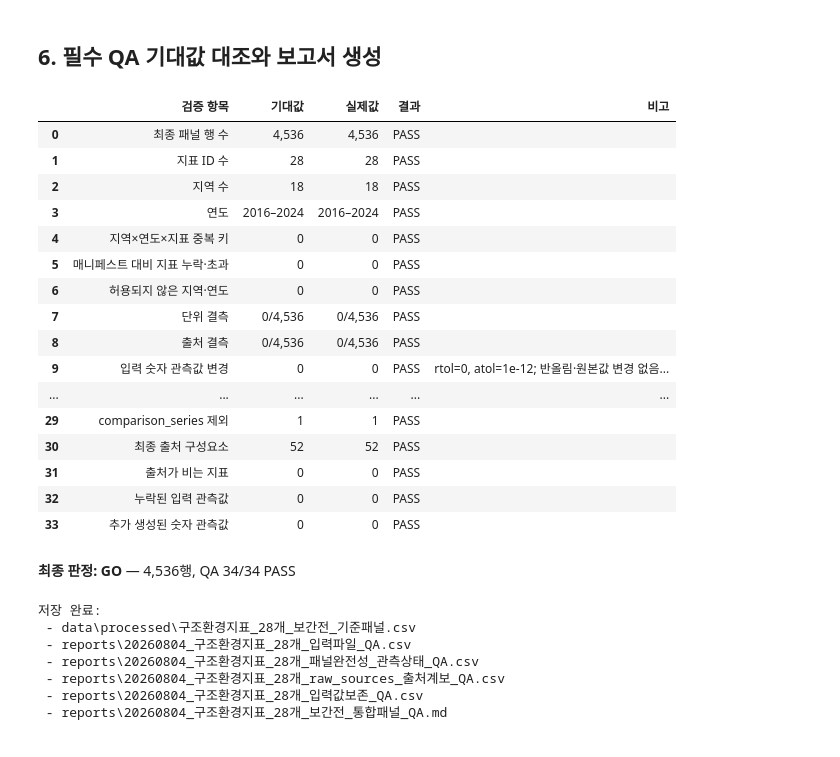
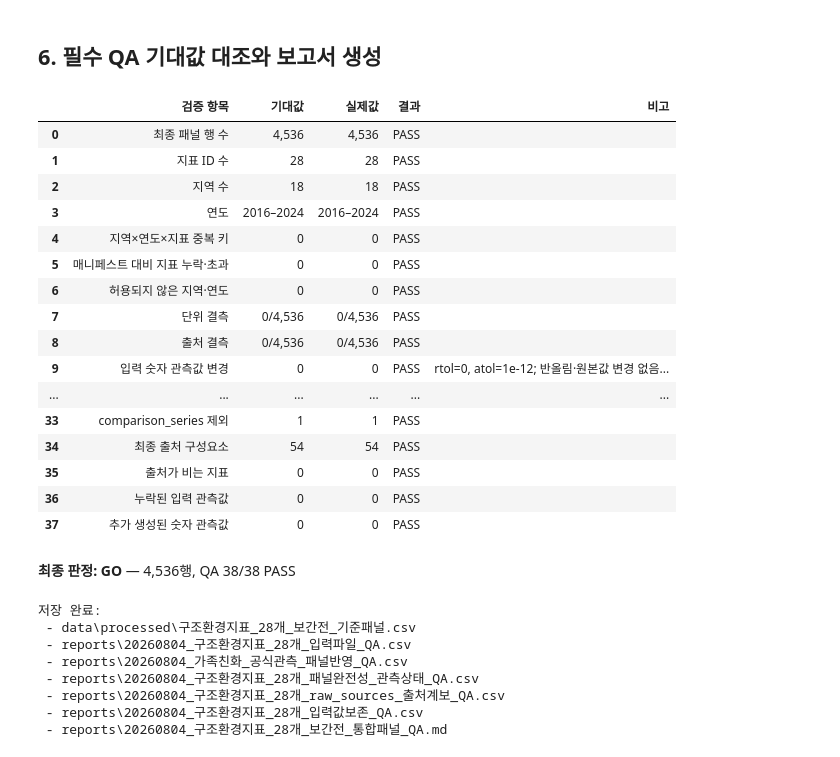
Before and after one commit to JungYeoni/yumocha, a Jupyter notebook: notebooks/20260804_EDA_구조환경지표_28개_보간전_통합패널.ipynb, the cells around one changed output. Saved outputs shown, nothing was run; the diff lists cells and outputs as text; code cells hidden in the pictures.

Commit message:
wip: checkpoint #70 missing-data panel work

```diff
--- a/notebooks/20260804_EDA_구조환경지표_28개_보간전_통합패널.ipynb
+++ b/notebooks/20260804_EDA_구조환경지표_28개_보간전_통합패널.ipynb
@@ -738,6 +841,10 @@ qa_items = [
     ('단위 결측', '0/4,536', f"{unit_missing}/{len(reloaded):,}"),
     ('출처 결측', '0/4,536', f"{source_missing}/{len(reloaded):,}"),
     ('입력 숫자 관측값 변경', '0', str(changed_values)),
+    ('공식 관측 반영표 SHA-256', OFFICIAL_OBSERVATION_SHA256, official_observation_actual_sha256),
+    ('공식 관측 반영 키', '37', str(len(official_application_qa))),
+    ('2020·2021 직접 관측 복원', '34', str(int(official_application_qa['반영유형'].eq('공식 원자료 직접 복원').sum()))),
+    ('2024 공식 집계 정정', '3', str(int(official_application_qa['반영유형'].eq('공식 집계 오류 정정').sum()))),
     ('원본 존재 조합', '4,140', f"{int(reloaded['원본행존재'].sum()):,}"),
     ('완전 격자 신규 조합', '396', f"{int((~reloaded['원본행존재']).sum()):,}"),
     ('기존 21개 지표×지역 기대 조합', '378', str(len(expected_legacy_pairs))),
@@ -752,13 +859,13 @@ qa_items = [
     ('신규 격자 범주 합집합', '396', str(len(expected_grid_added_keys))),
     ('신규 격자 예상 외 추가', '0', str(len(unexpected_grid_added_keys))),
     ('신규 격자 기대 누락', '0', str(len(missing_expected_grid_added_keys))),
-    ('숫자 관측', '3,266', f"{int(reloaded['측정값'].notna().sum()):,}"),
-    ('원본 셀 결측', '874', f"{int((reloaded['원본행존재'] & reloaded['측정값'].isna()).sum()):,}"),
-    ('최종 미관측', '1,270', f"{int(reloaded['측정값'].isna().sum()):,}"),
-    ('관측+미관측', '3,266+1,270=4,536', f"{int(reloaded['측정값'].notna().sum()):,}+{int(reloaded['측정값'].isna().sum()):,}={len(reloaded):,}"),
-    ('raw_sources 원본 항목', '53', str(len(source_lineage))),
+    ('숫자 관측', '3,300', f"{int(reloaded['측정값'].notna().sum()):,}"),
+    ('원본 셀 결측', '840', f"{int((reloaded['원본행존재'] & reloaded['측정값'].isna()).sum()):,}"),
+    ('최종 미관측', '1,236', f"{int(reloaded['측정값'].isna().sum()):,}"),
+    ('관측+미관측', '3,300+1,236=4,536', f"{int(reloaded['측정값'].notna().sum()):,}+{int(reloaded['측정값'].isna().sum()):,}={len(reloaded):,}"),
+    ('raw_sources 원본 항목', '55', str(len(source_lineage))),
     ('comparison_series 제외', '1', str(comparison_excluded)),
-    ('최종 출처 구성요소', '52', str(included_source_components)),
+    ('최종 출처 구성요소', '54', str(included_source_components)),
     ('출처가 비는 지표', '0', str(empty_source_indicators)),
     ('누락된 입력 관측값', '0', str(missing_input_observations)),
     ('추가 생성된 숫자 관측값', '0', str(added_numeric_observations)),
@@ -784,11 +891,15 @@ input_version_lines = '\n'.join(
     f"- `data/interim/{row['파일명']}` — SHA-256 `{row['SHA-256']}`, {int(row['파일크기_bytes']):,} bytes"
     for _, row in input_file_qa.iterrows()
 )
+input_version_lines += (
+    f"\n- `{OFFICIAL_OBSERVATION_PATH.relative_to(ROOT).as_posix()}` — "
+    f"SHA-256 `{official_observation_actual_sha256}`, {len(official_observation_payload):,} bytes"
+)
 report = f"""# 구조환경지표 28개 보간 전 통합패널 QA
 
 - 실행일: {report_generated_at}
 - 최종 판정: **GO**
-- 입력: `data/interim/`의 승인된 정확한 파일명 8개만 사용
+- 입력: `data/interim/`의 승인된 정확한 파일명 8개와 SHA 고정 공식 관측 반영표 1개
 - 처리 제외: 보간, 결측 대체, 정규화, 표준화, 방향 변환, 가중치, 구조환경지수 산출
 - 경고: 클린 커널 전체 실행에서 결과에 영향을 주는 경고 없음
 
@@ -805,7 +916,7 @@ report = f"""# 구조환경지표 28개 보간 전 통합패널 QA
 - 분석 범위: 2016–2024년
 - 지역 범위: 전국 및 표준 17개 시도(18개 지역)
 - 지표 수: 28개
-- 실제 사용 입력: 승인된 정확한 파일명 8개
+- 실제 사용 입력: 승인된 정확한 파일명 8개와 공식 관측 반영표 1개
 - 보고서 및 산출물 생성 시점: {report_generated_at}
 - 입력 버전은 아래 실제 파일명·SHA-256·파일 크기로 식별하며, 확인되지 않은 조사 차수·다운로드 날짜·수정 이력은 추정하지 않음
 
@@ -814,7 +925,7 @@ report = f"""# 구조환경지표 28개 보간 전 통합패널 QA
 ## 입력 무결성 검증
 
 - 승인 SHA-256 출처: `{INPUT_HASH_APPROVAL_SOURCE}`
-- 승인된 8개 입력의 raw bytes를 각각 한 번 읽고 모두 검증한 뒤, 검증한 동일 바이트만 `io.BytesIO`로 파싱함
+- 승인된 8개 입력과 공식 관측 반영표의 raw bytes를 검증한 뒤, 검증한 동일 바이트만 `io.BytesIO`로 파싱함
 - 승인 SHA-256과 불일치하면 파일명·예상 해시·실제 해시를 포함한 예외로 모든 CSV 파싱 전에 중단함
 
 {markdown_table(integrity_report)}
@@ -828,6 +939,7 @@ report = f"""# 구조환경지표 28개 보간 전 통합패널 QA
 ## 처리 방법
 
 - 기존 21개 지표와 신규 7개 지표를 통합
+- 공식 관측 반영표의 가족친화 인증기업 비율 37개 키만 반영(2020·2021 직접 관측 34개, 2024 오류 정정 3개)
 - 입력 파일명·연도 열·승인 SHA-256을 단일 매니페스트에서 관리하고 파싱 전 무결성을 검증
 - 입력의 지역명과 지표명을 명시적 기준으로 표준화
 - wide 형식의 연도 열을 공통 long 형식으로 변환
@@ -867,47 +979,48 @@ report = f"""# 구조환경지표 28개 보간 전 통합패널 QA
 - 누락된 전국값을 17개 시도 평균, 0 또는 임의 추정값으로 대체하면 인위적인 기준값이 생성되므로 그렇게 처리하지 않음
 - 후속 분석에서도 관측 여부와 결측 원인을 유지하고 보간값 사용 여부를 명시하며, 가능한 경우 관측연도만 사용한 민감도 분석을 함께 수행해야 함
 - 위 사항은 결측 구조가 만들 수 있는 잠재적 편향과 비교 제한을 설명하며, 자료 자체가 편향됐다고 단정하는 것은 아님
-- 원본 행은 존재하지만 값이 없는 미관측 셀이 874개 존재함
+- 원본 행은 존재하지만 값이 없는 미관측 셀이 840개 존재함
 - 현재 결과는 보간 전 통합패널이며 빈칸을 추정하거나 대체한 결과가 아님
 - 정규화·표준화·방향 변환·가중치 적용·구조환경지수 산출을 수행하지 않음
 
 ## 모델링 관련 해당 없음
 
 이 노트북은 예측 모델 학습이 아닌 원자료 통합 및 QA 작업이므로 학습·검증·테스트 분할, 교차검증(CV fold), 모델 성능평가, 과적합 검증은 적용 대상이 아니다. 불필요한 모델링 절차를 추가하지 않았다.
 
 ## 재로딩 검증
 
 저장한 패널 CSV를 다시 읽어 열, 자료형, 4,536행, 28개 지표, 18개 지역, 2016–2024년, 중복 키 0건, 단위·출처 결측 0건과 입력값 보존을 재검증했다. `측정값`은 `float64`, `연도`는 정수형, `원본행존재`는 불리언으로 재로딩됐다.
 """
 REPORT_PATH.write_text(report, encoding='utf-8')
 
 display(panel_qa)
 display(Markdown(f"**최종 판정: GO** — {len(reloaded):,}행, QA {panel_qa['결과'].eq('PASS').sum()}/{len(panel_qa)} PASS"))
 print('저장 완료:')
-for path in [PANEL_PATH, INPUT_QA_PATH, PANEL_QA_PATH, SOURCE_QA_PATH, VALUE_QA_PATH, REPORT_PATH]:
+for path in [PANEL_PATH, INPUT_QA_PATH, OFFICIAL_APPLICATION_QA_PATH, PANEL_QA_PATH, SOURCE_QA_PATH, VALUE_QA_PATH, REPORT_PATH]:
     print(' -', path.relative_to(ROOT))
 # %% [output]
 |  | 검증 항목 | 기대값 | 실제값 | 결과 | 비고 |
 | 0 | 최종 패널 행 수 | 4,536 | 4,536 | PASS |  |
 | 1 | 지표 ID 수 | 28 | 28 | PASS |  |
 | 2 | 지역 수 | 18 | 18 | PASS |  |
 | 3 | 연도 | 2016–2024 | 2016–2024 | PASS |  |
 | 4 | 지역×연도×지표 중복 키 | 0 | 0 | PASS |  |
 | 5 | 매니페스트 대비 지표 누락·초과 | 0 | 0 | PASS |  |
 | 6 | 허용되지 않은 지역·연도 | 0 | 0 | PASS |  |
 | 7 | 단위 결측 | 0/4,536 | 0/4,536 | PASS |  |
 | 8 | 출처 결측 | 0/4,536 | 0/4,536 | PASS |  |
 | 9 | 입력 숫자 관측값 변경 | 0 | 0 | PASS | rtol=0, atol=1e-12; 반올림·원본값 변경 없음... |
 | ... | ... | ... | ... | ... | ... |
-| 29 | comparison_series 제외 | 1 | 1 | PASS |  |
-| 30 | 최종 출처 구성요소 | 52 | 52 | PASS |  |
-| 31 | 출처가 비는 지표 | 0 | 0 | PASS |  |
-| 32 | 누락된 입력 관측값 | 0 | 0 | PASS |  |
-| 33 | 추가 생성된 숫자 관측값 | 0 | 0 | PASS |  |
+| 33 | comparison_series 제외 | 1 | 1 | PASS |  |
+| 34 | 최종 출처 구성요소 | 54 | 54 | PASS |  |
+| 35 | 출처가 비는 지표 | 0 | 0 | PASS |  |
+| 36 | 누락된 입력 관측값 | 0 | 0 | PASS |  |
+| 37 | 추가 생성된 숫자 관측값 | 0 | 0 | PASS |  |
-**최종 판정: GO** — 4,536행, QA 34/34 PASS
+**최종 판정: GO** — 4,536행, QA 38/38 PASS
 저장 완료:
  - data\processed\구조환경지표_28개_보간전_기준패널.csv
  - reports\20260804_구조환경지표_28개_입력파일_QA.csv
+ - reports\20260804_가족친화_공식관측_패널반영_QA.csv
  - reports\20260804_구조환경지표_28개_패널완전성_관측상태_QA.csv
  - reports\20260804_구조환경지표_28개_raw_sources_출처계보_QA.csv
  - reports\20260804_구조환경지표_28개_입력값보존_QA.csv
```
Also changed, not shown: parts of 7 cells of this notebook, 21 other files.
